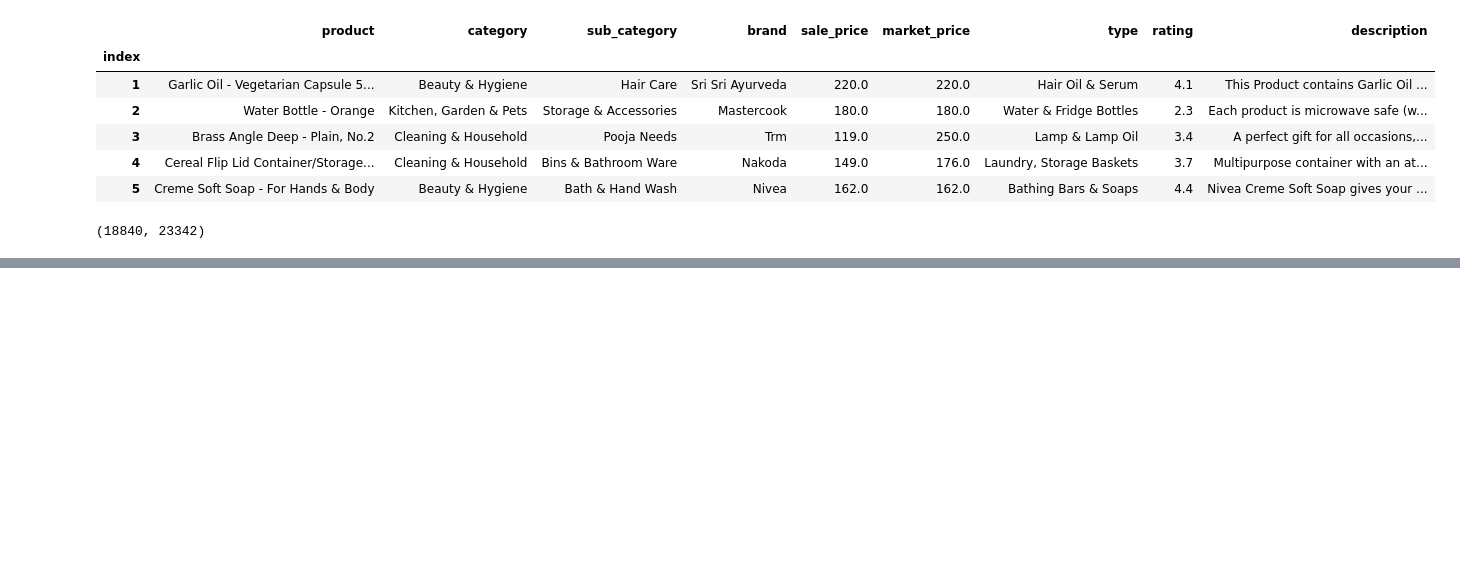
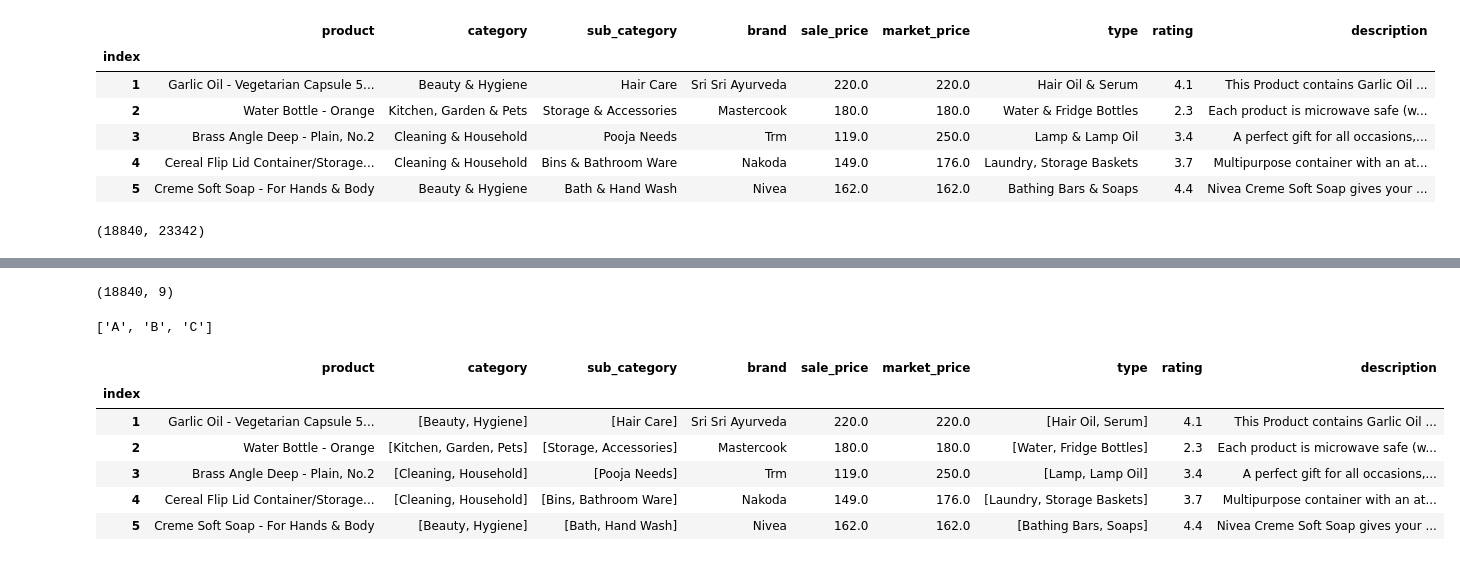
Before and after one commit to anurag750/ProductRecommandation, a Jupyter notebook: Product Recommander.ipynb, the cells around one changed output, grey strips where cells are left out. Saved outputs shown, nothing was run; the diff lists cells and outputs as text; code cells hidden in the pictures; blank space fills up the shorter version.

```diff
--- a/Product Recommander.ipynb
+++ b/Product Recommander.ipynb
@@ -276,0 +320,2 @@ tfidf_matrix.shape
+# %%
+df2 = df.copy()
@@ -276,0 +332,11 @@ tfidf_matrix.shape
+# %%
+df2.shape
+# %% [output]
+(18840, 9)
+# %%
+rmv_spc = rmv_spc = lambda a:a.strip()
+get_list = lambda a:list(map(rmv_spc,re.split('& |, |\*|\n', a)))
+# %%
+get_list('A & B, C')
+# %% [output]
+['A', 'B', 'C']
@@ -276,0 +346,10 @@ tfidf_matrix.shape
+# %%
+df2.head()
+# %% [output]
+|  | product | category | sub_category | brand | sale_price | market_price | type | rating | description |
+| index |  |  |  |  |  |  |  |  |  |
+| 1 | Garlic Oil - Vegetarian Capsule 5... | [Beauty, Hygiene] | [Hair Care] | Sri Sri Ayurveda | 220.0 | 220.0 | [Hair Oil, Serum] | 4.1 | This Product contains Garlic Oil ... |
+| 2 | Water Bottle - Orange | [Kitchen, Garden, Pets] | [Storage, Accessories] | Mastercook | 180.0 | 180.0 | [Water, Fridge Bottles] | 2.3 | Each product is microwave safe (w... |
+| 3 | Brass Angle Deep - Plain, No.2 | [Cleaning, Household] | [Pooja Needs] | Trm | 119.0 | 250.0 | [Lamp, Lamp Oil] | 3.4 | A perfect gift for all occasions,... |
+| 4 | Cereal Flip Lid Container/Storage... | [Cleaning, Household] | [Bins, Bathroom Ware] | Nakoda | 149.0 | 176.0 | [Laundry, Storage Baskets] | 3.7 | Multipurpose container with an at... |
+| 5 | Creme Soft Soap - For Hands & Body | [Beauty, Hygiene] | [Bath, Hand Wash] | Nivea | 162.0 | 162.0 | [Bathing Bars, Soaps] | 4.4 | Nivea Creme Soft Soap gives your ... |
```
Also changed, not shown: parts of 18 cells of this notebook.
